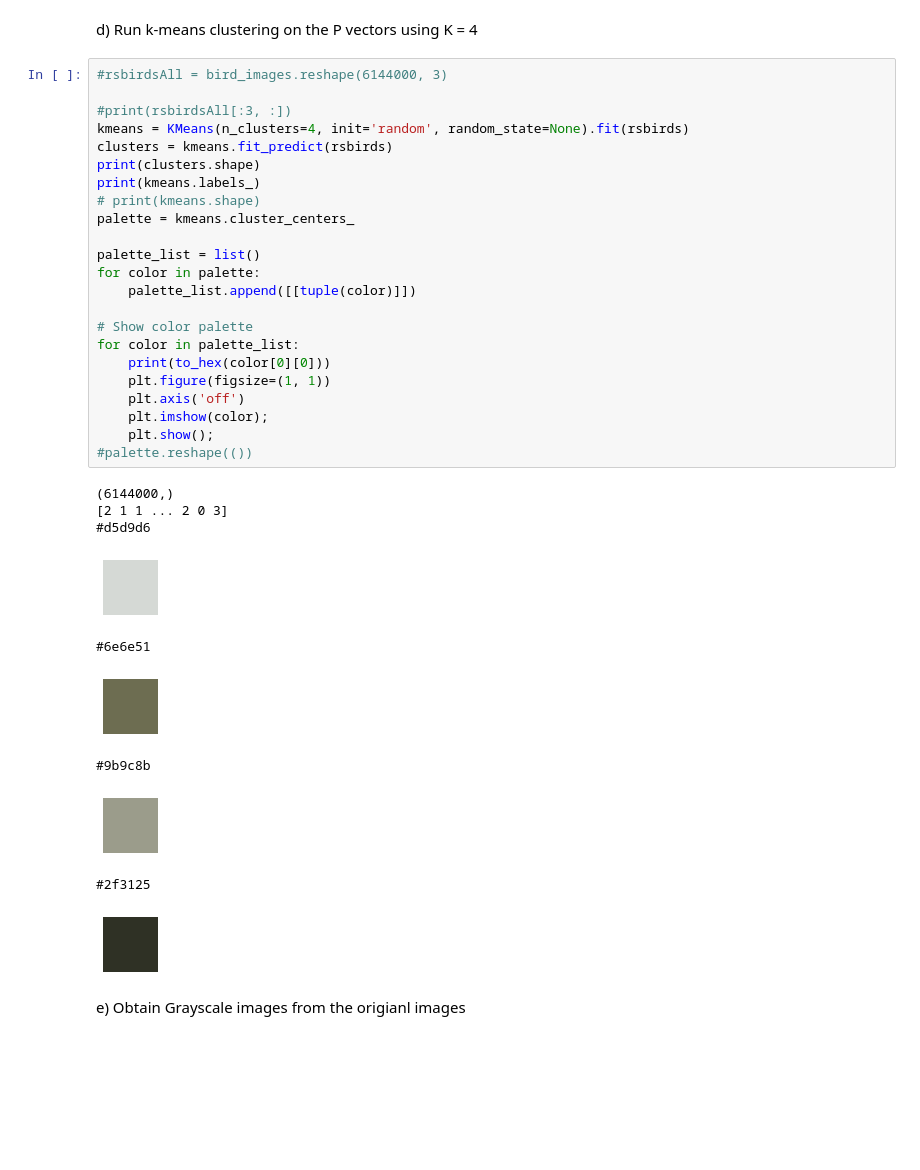
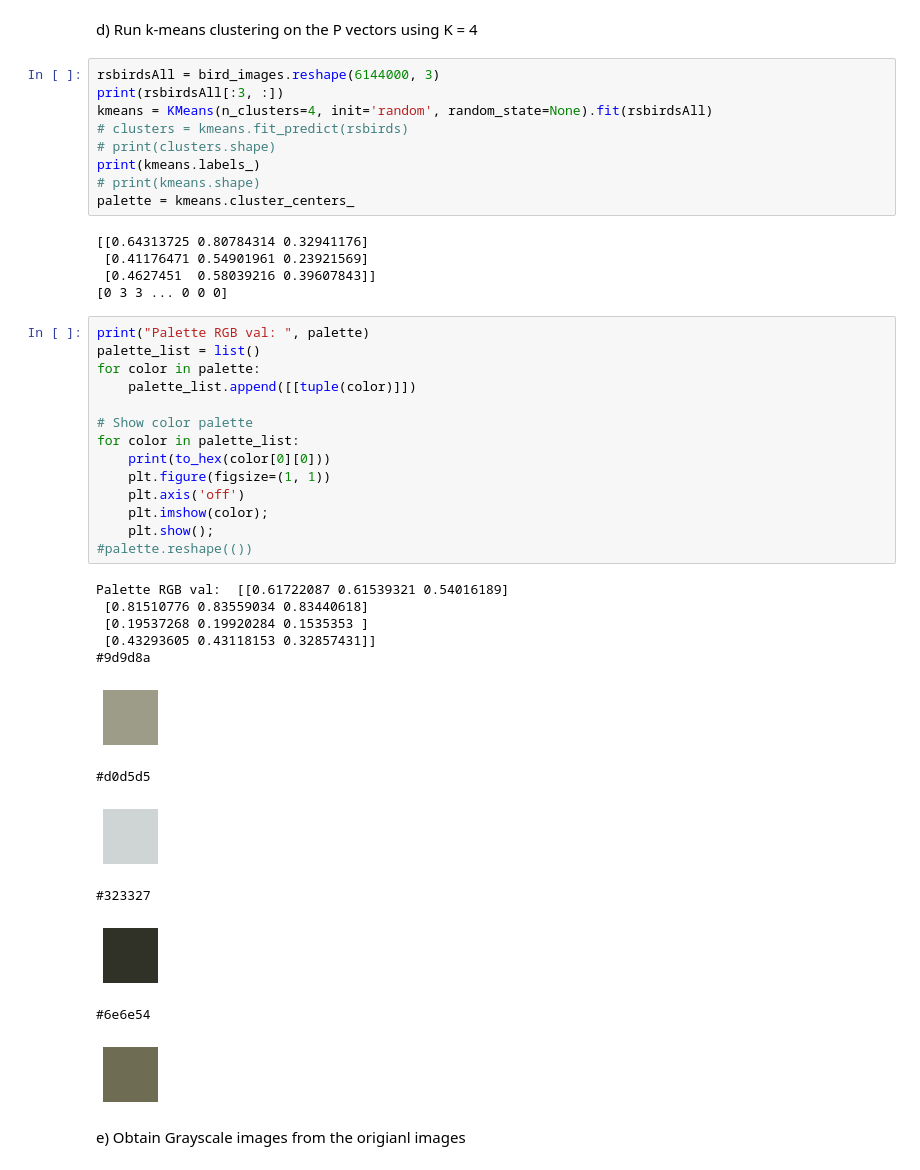
Before and after one commit to jungbok/CNN_Image_Colorization, a Jupyter notebook: lab6_CNN.ipynb, the cells around one changed output. Saved outputs shown, nothing was run; the diff lists cells and outputs as text; blank space fills up the shorter version.

```diff
--- a/lab6_CNN.ipynb
+++ b/lab6_CNN.ipynb
@@ -119,39 +119,46 @@ RGB of pixel chosen
 # %% [markdown]
 d) Run k-means clustering on the P vectors using K = 4
+# %%
+rsbirdsAll = bird_images.reshape(6144000, 3)
+print(rsbirdsAll[:3, :])
+kmeans = KMeans(n_clusters=4, init='random', random_state=None).fit(rsbirdsAll)
+# clusters = kmeans.fit_predict(rsbirds)
+# print(clusters.shape)
+print(kmeans.labels_)
+# print(kmeans.shape)
+palette = kmeans.cluster_centers_
+# %% [output]
+[[0.64313725 0.80784314 0.32941176]
+ [0.41176471 0.54901961 0.23921569]
+ [0.4627451  0.58039216 0.39607843]]
+[0 3 3 ... 0 0 0]
 # %%
-#rsbirdsAll = bird_images.reshape(6144000, 3)
-
-#print(rsbirdsAll[:3, :])
-kmeans = KMeans(n_clusters=4, init='random', random_state=None).fit(rsbirds)
-clusters = kmeans.fit_predict(rsbirds)
-print(clusters.shape)
-print(kmeans.labels_)
-# print(kmeans.shape)
-palette = kmeans.cluster_centers_
-
+print("Palette RGB val: ", palette)
 palette_list = list()
 for color in palette:
     palette_list.append([[tuple(color)]])
 
 # Show color palette
 for color in palette_list:
     print(to_hex(color[0][0]))
     plt.figure(figsize=(1, 1))
     plt.axis('off')
     plt.imshow(color);
     plt.show();
 #palette.reshape(())
 # %% [output]
-(6144000,)
-[2 1 1 ... 2 0 3]
-#d5d9d6
+Palette RGB val:  [[0.61722087 0.61539321 0.54016189]
+ [0.81510776 0.83559034 0.83440618]
+ [0.19537268 0.19920284 0.1535353 ]
+ [0.43293605 0.43118153 0.32857431]]
+#9d9d8a
-[figure, old version]
+[figure, new version]
-#6e6e51
+#d0d5d5
-[figure, old version]
+[figure, new version]
-#9b9c8b
+#323327
-[figure, old version]
+[figure, new version]
-#2f3125
+#6e6e54
-[figure, old version]
+[figure, new version]
 # %% [markdown]
 e) Obtain Grayscale images from the origianl images
 # %%
```
Also changed, not shown: parts of 9 cells of this notebook.
